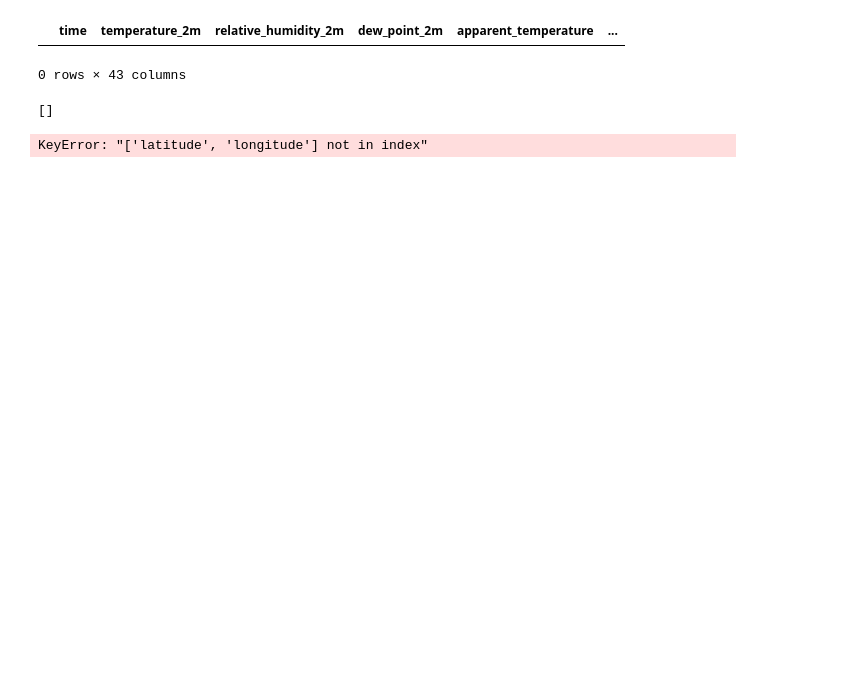
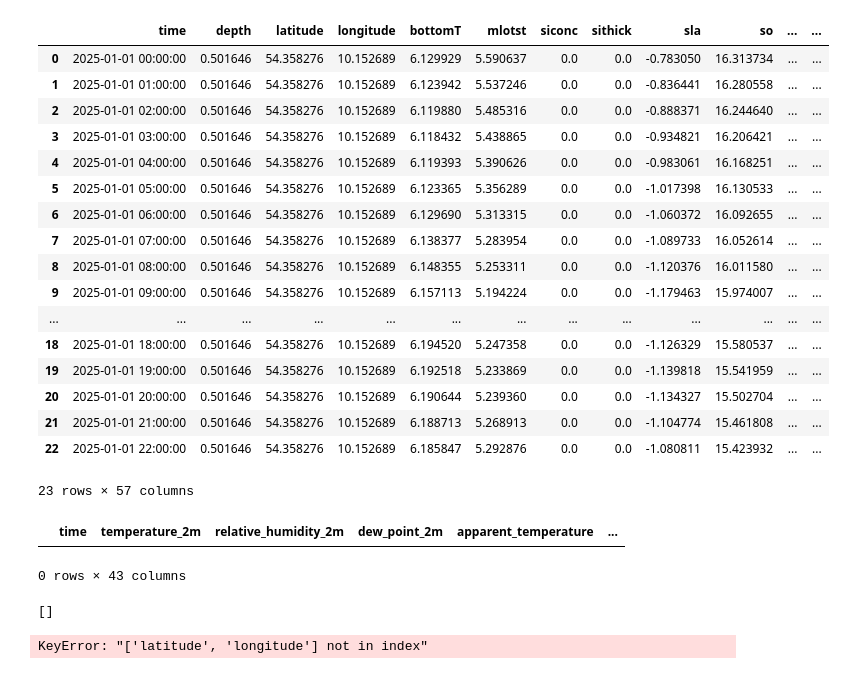
Before and after one commit to RATFIVE/GEOMAR-DeepLearning, a Jupyter notebook: app/backend/backend.ipynb, the cells around one changed output. Saved outputs shown, nothing was run; the diff lists cells and outputs as text; code cells hidden in the pictures; blank space fills up the shorter version.

Commit message:
ergänze upload to database funktion

```diff
--- a/app/backend/backend.ipynb
+++ b/app/backend/backend.ipynb
@@ -146,3 +154,13 @@ None
+# %%
+# Helper Function
+def upload_article_if_new(db_data, not_db_data):
+    # Check if the article is already in the database
+    for doc in db_data:
+        if (doc.get('time') == not_db_data.get('time')) and (doc.get('latitude') == not_db_data.get('latitude')) and (doc.get('longitude') == not_db_data.get('longitude')):
+            print('Data already in the database, skipping upload...\n')
+            return False
+
+    return True
 # %%
 cols = [
     "time", "temperature_2m", "relative_humidity_2m", "dew_point_2m", "apparent_temperature",
@@ -191,7 +209,34 @@ for idx, date in tqdm(enumerate(df_copernicus['time'].unique()), desc="OpenMeteo
         df_openweather['longitude'] = longitude
 
         df_merged = pd.merge(df_copernicus, df_openweather, on=['time', 'latitude', 'longitude'], how='inner')
-        display(df_merged.info())
+        #display(df_merged.info())
+
+        # convert colum time to isoformat without utc
+        #df_merged['time'] = df_merged['time'].dt.tz_localize(None)
+        df_merged['time'] = pd.to_datetime(df_merged['time'])
+
+        # upload to database
+        df_json = df_merged.to_json(orient='records')
+        df_json = json.loads(df_json)
+        for item in df_json:
+            item["time"] = pd.to_datetime(item["time"], unit="ms")
+
+            db = Database(
+                db_url='localhost',
+                db_name='deep-learning',
+                collection_name='test'
+                )
+
+            db_data_all = db.get_all_data(key="time")
+            if upload_article_if_new(db_data_all, item) == False:
+                continue
+
+            db.upload_one(item)
+
+
+        db.close_connection()
+
+
         break
     break
         #df_openweather_all = pd.concat([df_openweather_all, df_openweather], ignore_index=True)
@@ -222,3 +269,24 @@ None
+# %%
+df_merged
+# %% [output]
+|  | time | depth | latitude | longitude | bottomT | mlotst | siconc | sithick | sla | so | ... | ... |
+| 0 | 2025-01-01 00:00:00 | 0.501646 | 54.358276 | 10.152689 | 6.129929 | 5.590637 | 0.0 | 0.0 | -0.783050 | 16.313734 | ... | ... |
+| 1 | 2025-01-01 01:00:00 | 0.501646 | 54.358276 | 10.152689 | 6.123942 | 5.537246 | 0.0 | 0.0 | -0.836441 | 16.280558 | ... | ... |
+| 2 | 2025-01-01 02:00:00 | 0.501646 | 54.358276 | 10.152689 | 6.119880 | 5.485316 | 0.0 | 0.0 | -0.888371 | 16.244640 | ... | ... |
+| 3 | 2025-01-01 03:00:00 | 0.501646 | 54.358276 | 10.152689 | 6.118432 | 5.438865 | 0.0 | 0.0 | -0.934821 | 16.206421 | ... | ... |
+| 4 | 2025-01-01 04:00:00 | 0.501646 | 54.358276 | 10.152689 | 6.119393 | 5.390626 | 0.0 | 0.0 | -0.983061 | 16.168251 | ... | ... |
+| 5 | 2025-01-01 05:00:00 | 0.501646 | 54.358276 | 10.152689 | 6.123365 | 5.356289 | 0.0 | 0.0 | -1.017398 | 16.130533 | ... | ... |
+| 6 | 2025-01-01 06:00:00 | 0.501646 | 54.358276 | 10.152689 | 6.129690 | 5.313315 | 0.0 | 0.0 | -1.060372 | 16.092655 | ... | ... |
+| 7 | 2025-01-01 07:00:00 | 0.501646 | 54.358276 | 10.152689 | 6.138377 | 5.283954 | 0.0 | 0.0 | -1.089733 | 16.052614 | ... | ... |
+| 8 | 2025-01-01 08:00:00 | 0.501646 | 54.358276 | 10.152689 | 6.148355 | 5.253311 | 0.0 | 0.0 | -1.120376 | 16.011580 | ... | ... |
+| 9 | 2025-01-01 09:00:00 | 0.501646 | 54.358276 | 10.152689 | 6.157113 | 5.194224 | 0.0 | 0.0 | -1.179463 | 15.974007 | ... | ... |
+| ... | ... | ... | ... | ... | ... | ... | ... | ... | ... | ... | ... | ... |
+| 18 | 2025-01-01 18:00:00 | 0.501646 | 54.358276 | 10.152689 | 6.194520 | 5.247358 | 0.0 | 0.0 | -1.126329 | 15.580537 | ... | ... |
+| 19 | 2025-01-01 19:00:00 | 0.501646 | 54.358276 | 10.152689 | 6.192518 | 5.233869 | 0.0 | 0.0 | -1.139818 | 15.541959 | ... | ... |
+| 20 | 2025-01-01 20:00:00 | 0.501646 | 54.358276 | 10.152689 | 6.190644 | 5.239360 | 0.0 | 0.0 | -1.134327 | 15.502704 | ... | ... |
+| 21 | 2025-01-01 21:00:00 | 0.501646 | 54.358276 | 10.152689 | 6.188713 | 5.268913 | 0.0 | 0.0 | -1.104774 | 15.461808 | ... | ... |
+| 22 | 2025-01-01 22:00:00 | 0.501646 | 54.358276 | 10.152689 | 6.185847 | 5.292876 | 0.0 | 0.0 | -1.080811 | 15.423932 | ... | ... |
+23 rows × 57 columns
 # %%
 df_openweather_all
 # %% [output]
```
Also changed, not shown: parts of 6 cells of this notebook.
